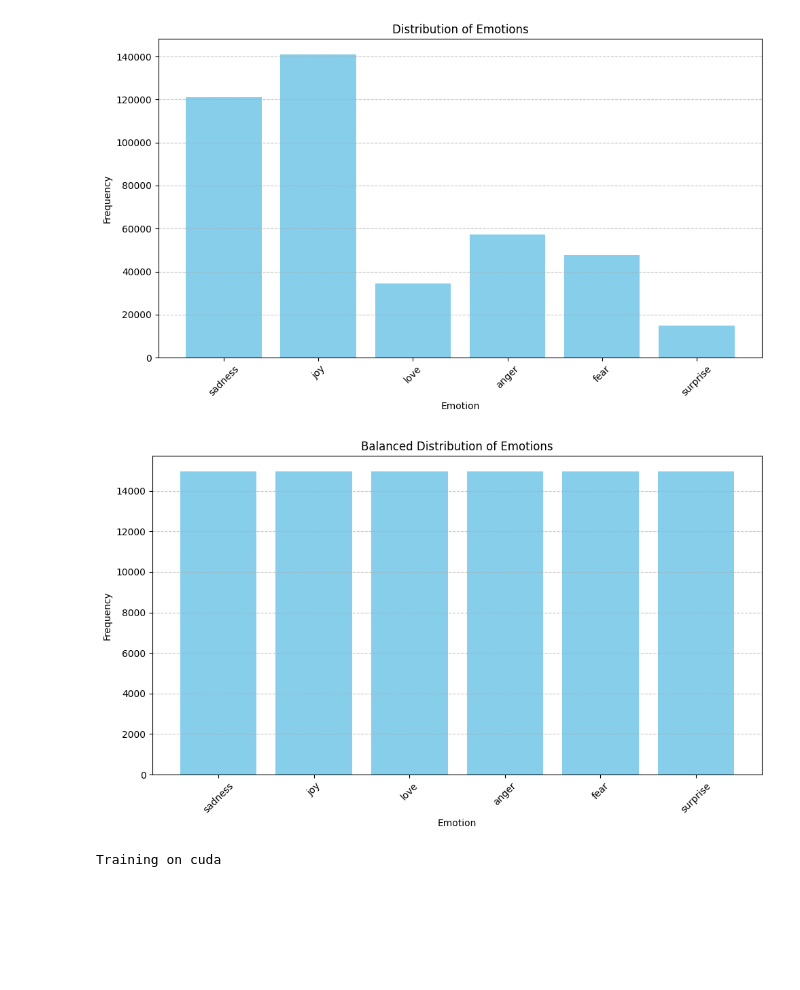
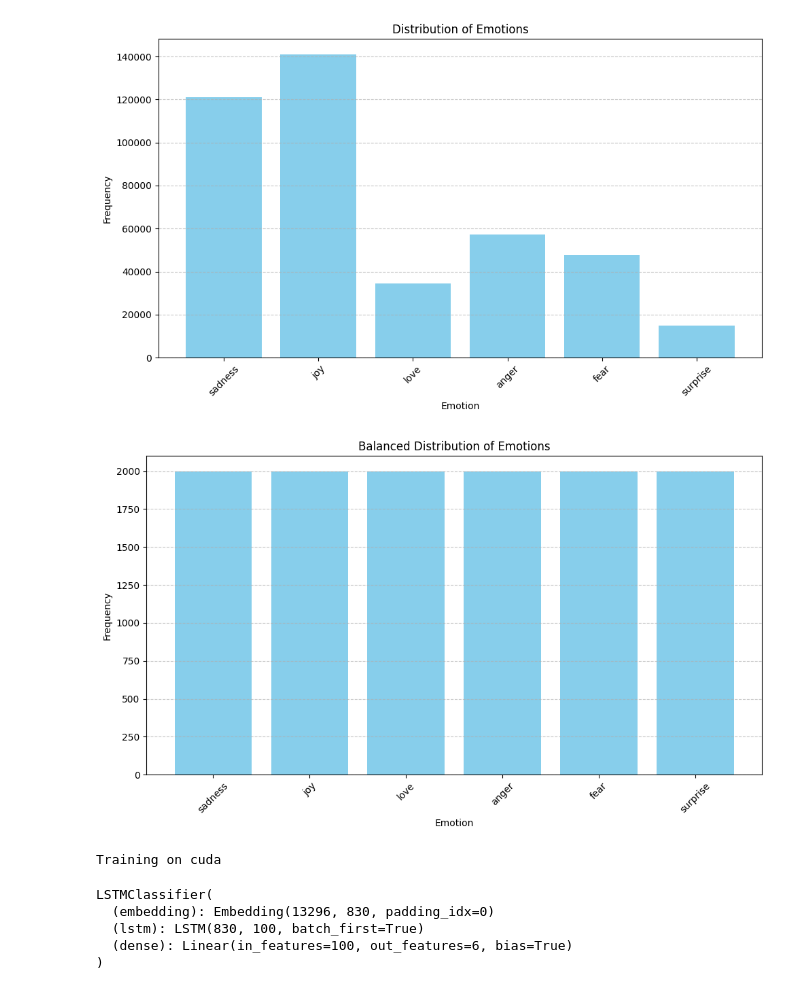
Before and after one commit to Steppenwolf2323/ML-Emotion_Classifier, a Jupyter notebook: guido_model.ipynb, the cells around one changed output. Saved outputs shown, nothing was run; the diff lists cells and outputs as text; code cells hidden in the pictures; blank space fills up the shorter version.

```diff
--- a/guido_model.ipynb
+++ b/guido_model.ipynb
@@ -61,7 +61,7 @@ y_train = [sample['label'] for sample in dataset["train"]]
 class_counts = Counter(y_train)
 
 # Determine the minimum number of samples in any class
-min_class_count = min(class_counts.values())
+min_class_count = 2000
 
 # Create a list to store the balanced data
 balanced_X_train = []
@@ -78,34 +78,34 @@ for label in class_counts:
     balanced_y_train.extend([y_train[i] for i in selected_samples])
 
 # Count the occurrences of each class in the balanced dataset
 balanced_class_counts = Counter(balanced_y_train)
 
 # Access the labels and convert them to their corresponding emotions
 labels = balanced_y_train
 # label 0 = sadness
 # label 1 = joy
 # label 2 = love
 # label 3 = anger
 # label 4 = fear
 # label 5 = surprise
 emotions = ["sadness", "joy", "love", "anger", "fear", "surprise"]
 emotions = [emotions[label] for label in labels]
 
 # Count the occurrences of each emotion
 emotion_counts = Counter(emotions)
 
 # Plot the distribution of the emotions
 plt.figure(figsize=(10, 6))
 plt.bar(emotion_counts.keys(), emotion_counts.values(), color='skyblue')
 plt.xlabel('Emotion')
 plt.ylabel('Frequency')
 plt.title('Balanced Distribution of Emotions')
 plt.xticks(rotation=45)
 plt.grid(axis='y', linestyle='--', alpha=0.7)
 plt.tight_layout()
 plt.show()
 # %% [output]
-[figure, old version]
+[figure, new version]
 # %%
 import torch
 from torch.optim import Adam
@@ -231,3 +231,8 @@ model.load_state_dict(torch.load('model.ckpt'))
 model.eval()
 # %% [output]
 Training on cuda
+LSTMClassifier(
+  (embedding): Embedding(13296, 830, padding_idx=0)
+  (lstm): LSTM(830, 100, batch_first=True)
+  (dense): Linear(in_features=100, out_features=6, bias=True)
+)
```
Also changed, not shown: parts of 1 cell of this notebook, 1 other file.
